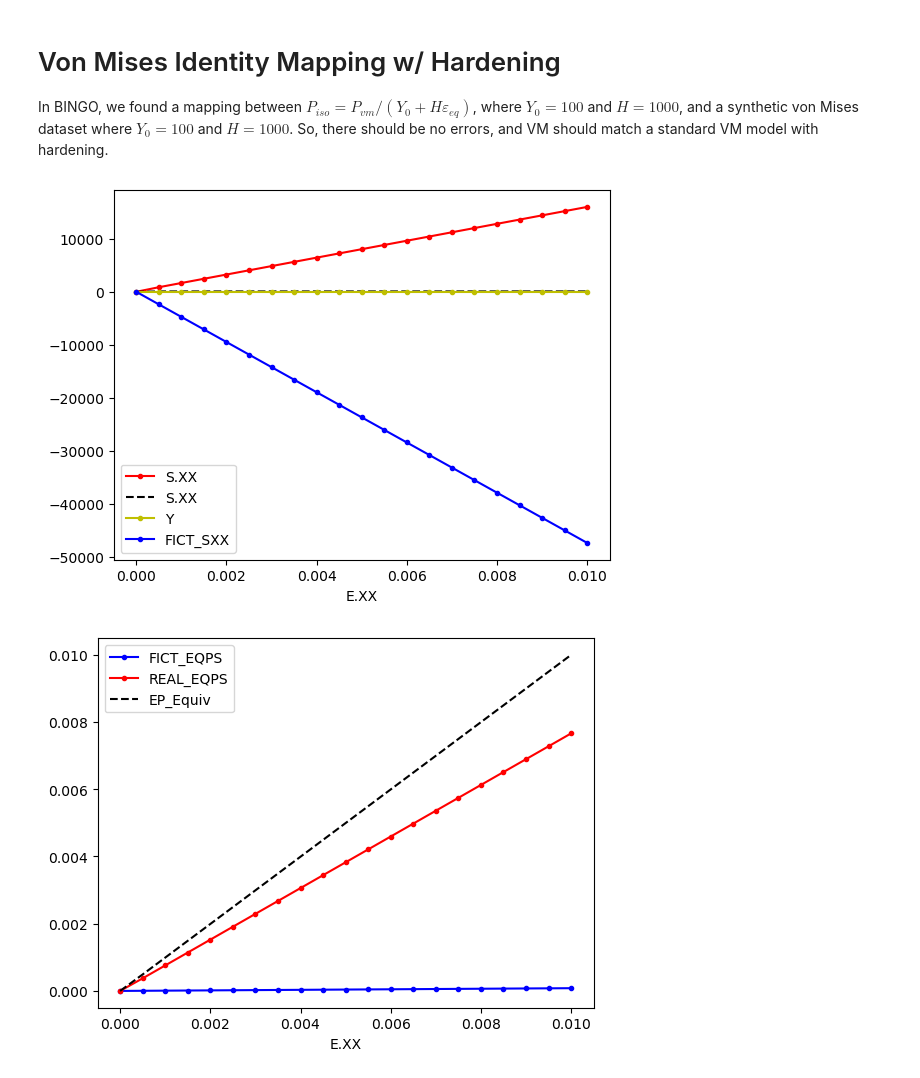
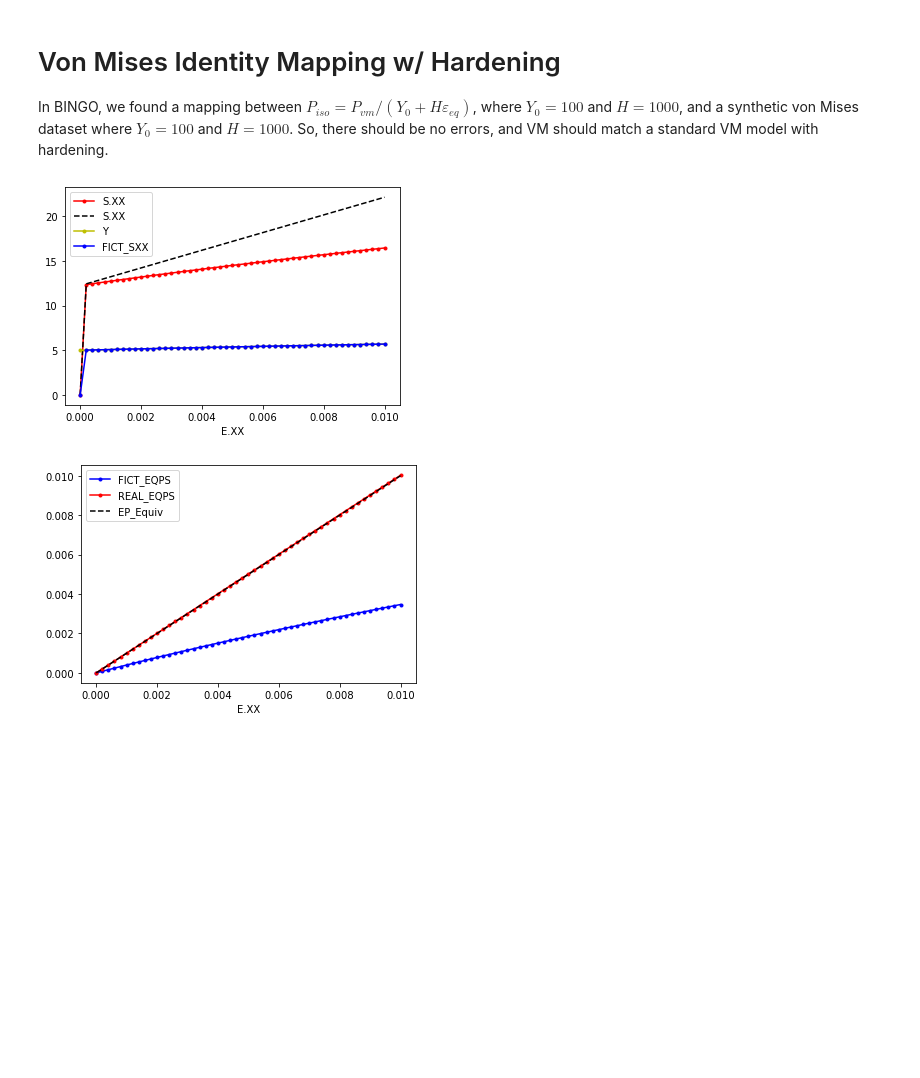
Before and after one commit to brianphung/matmodlab2, a Jupyter notebook: notebooks/ST_GPSR_TTM_hardening_verification.ipynb, the cells around one changed output. Saved outputs shown, nothing was run; the diff lists cells and outputs as text; code cells hidden in the pictures; blank space fills up the shorter version.

```diff
--- a/notebooks/ST_GPSR_TTM_hardening_verification.ipynb
+++ b/notebooks/ST_GPSR_TTM_hardening_verification.ipynb
@@ -124,22 +124,18 @@ if 'von_mises_no_transformation' in tests_to_run:
 In BINGO, we found a mapping between $P_{iso} = P_{vm}/(Y_0 + H \varepsilon_{eq})$, where $Y_0 = 100$ and $H = 1000$, and a synthetic von Mises dataset where $Y_0 = 100$ and $H = 1000$. So, there should be no errors, and VM should match a standard VM model with hardening.
 # %%
 if 'von_mises_transformation_hardening' in tests_to_run:
-    ISO_Y0 = 100
-    ISO_H = 10000
+    ISO_Y0 = 5
+    ISO_H = 200
 
     def B(X_0):
-        B_in =  (X_0) * ((array([[ 18.08907686,   5.89082086,  -8.89717253],
-            [ 12.15223217, -20.78122556,   3.11622233],
-            [-25.79412594,  10.56311936,  -0.35491868]])) @ ((array([[ 18.08907686,   5.89082086,  -8.89717253],
-            [ 12.15223217, -20.78122556,   3.11622233],
-            [-25.79412594,  10.56311936,  -0.35491868]])) * (X_0) + array([[-0.75053343, -0.06581181,  1.0025247 ],
-            [-0.59793633,  1.30128027,  0.11761457],
-            [ 1.92747602, -0.41840671,  0.89562932]]))) + (array([[ 0.00245173, -1.15900455, -1.16177952],
-            [-0.66576521, -0.49507749,  0.59528929],
-            [-0.43569645,  0.38069598, -0.69586331]])) @ (array([[ 0.00245173, -1.15900455, -1.16177952],
-            [-0.66576521, -0.49507749,  0.59528929],
-            [-0.43569645,  0.38069598, -0.69586331]]))  # This is taken from VM_1 dataset
-
+        # x = array([ 0.0314091528502507 ,  0.01010101010101011, -0.3926047752324647 ,
+        #     -0.7336831417939027 , -0.2434946890006791 , -0.6050921964480506 ,
+        #     -1.0431560121827226 , -0.14650923982744513])
+        # B_in =  ((x[0])/(X_0 + x[1]) ) * (array([[x[2], x[3], x[4] ],
+        #     [x[3] , x[6], x[5]],
+        #     [x[4], x[5], x[7]]])) #* (ISO_Y0 + X_0*ISO_H)
+        x = array([ 8.247440211391171e-04,  1.010101010101010e-02])
+        B_in = ((x[0])/(X_0 + x[1]) ) * np.eye(3) * (ISO_Y0 + X_0*ISO_H)
         return B_in
     #print(B(0))
     #exit
@@ -149,12 +145,12 @@ if 'von_mises_transformation_hardening' in tests_to_run:
     # Shared params
     E = 10e6
     nu = .333
-    Y0 = 100
-    H = 10000
+    Y0 = 10*np.sqrt(3/2)
+    H = 990
 
-    all_comps = (0.01, -0.005, -0.005)
-    all_loads = 'EEE'
-    all_frames = 20
+    all_comps = (0.01,0,0)
+    all_loads = 'ESS'
+    all_frames = 50
 
     # Run ST_GPSR_TTM model
     pGPSR = {'E': E, 'Nu': nu, 'Y0': ISO_Y0, 'H': ISO_H, "B": B}
@@ -164,35 +160,35 @@ if 'von_mises_transformation_hardening' in tests_to_run:
     pVM = {'E': E, 'Nu': nu, 'Y0': Y0, 'Y1': H, 'm': 1 }
     mpsVM = MaterialPointSimulator('VM_Plastic')
     mpsVM.material = HardeningPlasticMaterial(**pVM)
     mpsVM = run_generic_mps(mpsVM, pVM, frames=all_frames, components=all_comps, loads=all_loads)
 
     # pFict = {'E': E, 'Nu': nu, 'Y0': ISO_Y0, 'Y1': ISO_H, "m": 1}
     # mpsFictSolver = MaterialPointSimulator('VM_Plastic')
     # mpsFictSolver.material = HardeningPlasticMaterial(**pFict)
     # mpsFictSolver = run_generic_mps(mpsFictSolver, pGPSR, frames=all_frames, components=all_comps, loads=all_loads)
 
     ax = mpsGPSR.plot('E.XX', 'S.XX', style='.r-')
     mpsVM.plot('E.XX', 'S.XX', ax=ax, style='k--')
     mpsGPSR.plot('E.XX', 'Y', style='.y-',  ax=ax)
     mpsGPSR.plot('E.XX', 'FICT_SXX', style='.b-',  ax=ax)
     # mpsFictSolver.plot('E.XX', 'S.XX', style='k--', ax=ax)
 
 
     # ax3 = mpsGPSR.plot('E.XX', 'DEBUG1', style='.m-')
     # mpsGPSR.plot('E.XX', 'DEBUG2', style='.c-',  ax=ax3)
 
     ax2 = mpsGPSR.plot('E.XX', 'FICT_EQPS', style='.b-')
     mpsGPSR.plot('E.XX', 'REAL_EQPS', style='.r-',  ax=ax2)
 
     mpsVM.plot('E.XX', 'EP_Equiv', ax=ax2, style='k--')
     # with pd.option_context('display.max_rows', None, 'display.max_columns', None):
     #     df = mpsGPSR.df[['E.XX', 'MML_STRESS_GUESS',  'TRIAL_STRESS_PRE_TRANS', 'FICT_EQPS_INPUT', 'TRIAL_STRESS_POST_TRANS', 'CONV_STRESS_ISO', 'CONV_STRESS_REAL',
     #                      'FICT_EQPS', 'S.XX', 'S.YY', 'S.ZZ', 'DELTA_EXX', 'DELTA_EYY', 'DELTA_EZZ']]
     #     df.to_csv('output2.csv')
     #     #print(df)
 # %% [output]
-[figure, old version]
+[figure, new version]
-[figure, old version]
+[figure, new version]
 # %%
 if 1 == 0:
     analytical_fictitous_solver = mpsFictSolver.df[['S.XX', 'S.YY', 'S.ZZ', 'S.YZ', 'S.XZ', 'S.XY']]
```
Also changed, not shown: parts of 5 cells of this notebook, 1 other file.
